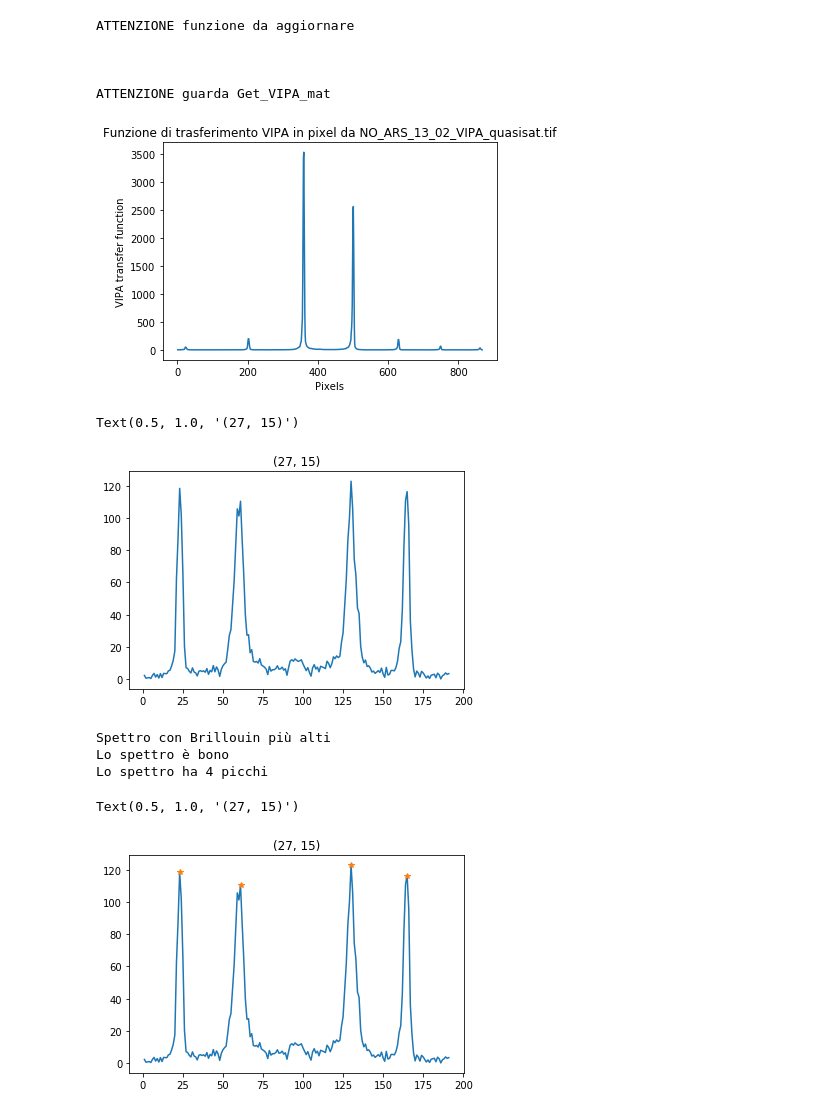
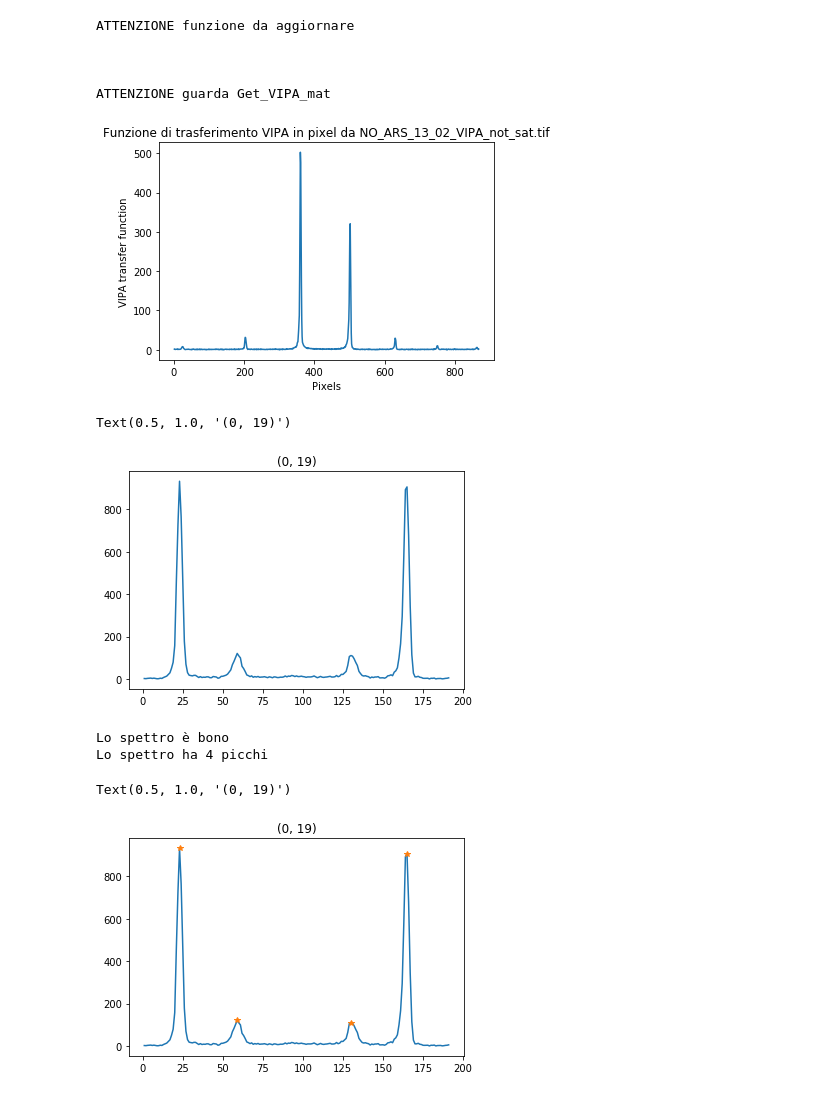
Before and after one commit to flautodipan/Python_Libraries, a Jupyter notebook: Experimentum_single.ipynb, the cells around one changed output. Drawn from its saved outputs; the diff is of its cells as text; code cells hidden in the pictures.

```diff
--- a/Experimentum_single.ipynb
+++ b/Experimentum_single.ipynb
@@ -16,7 +16,7 @@ import  time
 #I/O
 now_path            =   '../BRILLOUIN/TDP43/ARS_13_02/'
 spectra_filename    =   'ARS_13_02'
-VIPA_filename       =   'NO_ARS_13_02_VIPA_quasisat.tif'
+VIPA_filename       =   'NO_ARS_13_02_VIPA_not_sat.tif'
 
 
 log_file            =   'log_'+spectra_filename
@@ -35,34 +35,36 @@ pre_cut             =   False
 cut                 =   False
 cut_distance        =   0.25
 
+cols_smart  =  ('Co', 'Omega', 'Gamma', 'delta_position',  'delta_amplitude', 'A', 'mu', 'sigma', 'shift', 'offset')
+cols_basic  = ('Co', 'Omega', 'Gamma', 'delta_position', 'delta_width',  'delta_amplitude')
 cols        = ('Co', 'Omega', 'Gamma', 'Delta', 'tau', 'delta_position',  'delta_width', 'delta_amplitude', 'A', 'mu', 'sigma', 'shift', 'offset')
 cols_mark   = ('Co', 'Omega', 'Gamma', 'delta_position', 'delta_width',  'delta_amplitude', 'A', 'mu', 'sigma', 'shift', 'offset')
 cols_real   = ('Co', 'Omega', 'Gamma', 'Delta', 'tau', 'delta_position', 'delta_width', 'delta_amplitude','shift', 'offset')
 cols_gauss  = ( 'A', 'mu', 'sigma')
 # %%
 #0) importo dati e inizializzo oggetti
-i   =   27
-j   =   15
+i   =   0
+j   =   19
 y    =   Import_from_Matlab(spectra_filename, now_path, var_name = 'y3')[i][j]
 Data    =   Exp.Spectrum(name = str((i,j)))
 Data.Get_Spectrum(y = np.resize(y, np.max(y.shape)), offset = 183., cut = pre_cut, cut_range = (10, 175))
 Data.Get_Spectrum_Peaks(**syg_kwargs)
 Data.Get_VIPA_tif(VIPA_filename, now_path, fig = 'VIPA_img', save_path = now_path)
 
 plt.figure()
 plt.plot(Data.x, Data.y)
 plt.title(str((i,j)))
 # %% [output]
 ATTENZIONE funzione da aggiornare
 
 
 
 ATTENZIONE guarda Get_VIPA_mat
-[figure, old version]
+[figure, new version]
-Text(0.5, 1.0, '(27, 15)')
+Text(0.5, 1.0, '(0, 19)')
-[figure, old version]
+[figure, new version]
 # %%
-
+#1) Classificazione e visualizzazione spettro
 check = Data.Check_Spectrum_Saturation(saturation_height = sat_height, saturation_width = sat_width)
 
 if      check == 1  : nature    = 'saturo'
@@ -87,9 +89,8 @@ plt.plot(Data.x, Data.y)
 plt.plot(Data.x[Data.peaks['idx']], Data.y[Data.peaks['idx']], '*')
 plt.title(str((i,j)))
 # %% [output]
-Spettro con Brillouin più alti
 Lo spettro è bono
 Lo spettro ha 4 picchi
-Text(0.5, 1.0, '(27, 15)')
+Text(0.5, 1.0, '(0, 19)')
-[figure, old version]
+[figure, new version]
 # %%
```
Also changed, not shown: parts of 15 cells of this notebook, 4 other files.
